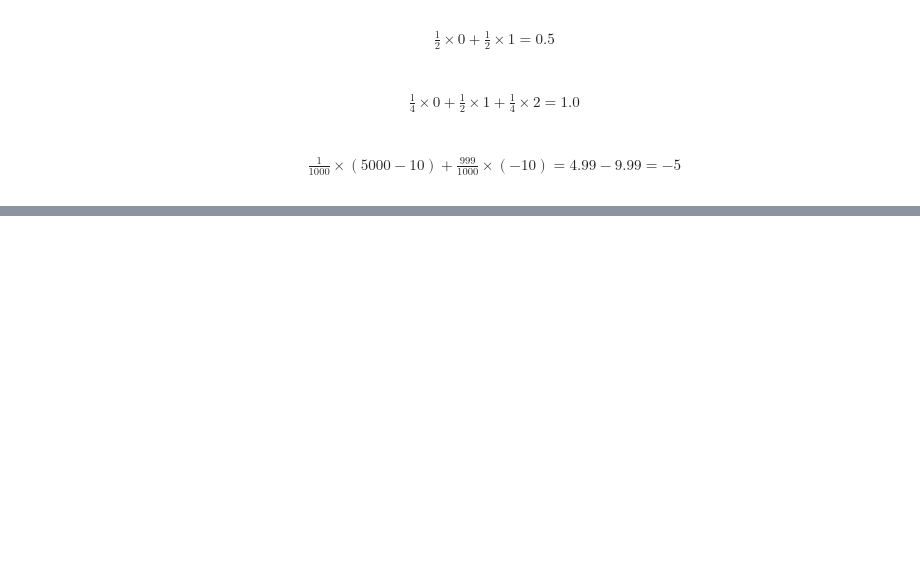
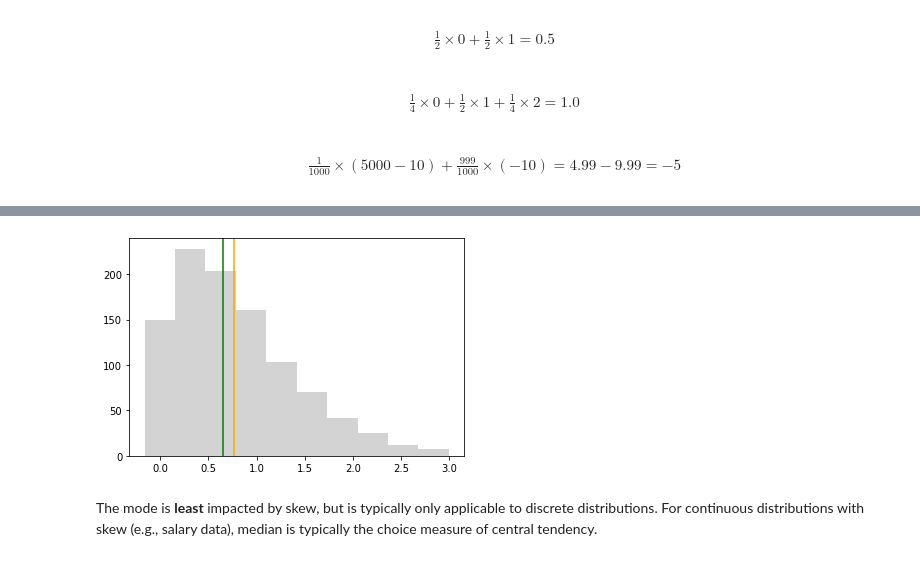
Before and after one commit to luo-xiao/Python_Learning, a Jupyter notebook: Probability_and_Statistics.ipynb, the cells around one changed output, grey strips where cells are left out. Saved outputs shown, nothing was run; the diff lists cells and outputs as text; code cells hidden in the pictures; blank space fills up the shorter version.

```diff
--- a/Probability_and_Statistics.ipynb
+++ b/Probability_and_Statistics.ipynb
@@ -118,0 +208,11 @@ Exercise 3. You are one of a thousand people to purchase a lottery ticket. The t
+# %%
+x = st.skewnorm.rvs(10, size=1000)
+# %%
+fig, ax = plt.subplots()
+plt.axvline(x = np.mean(x), color='orange')
+plt.axvline(x = np.median(x), color='green')
+_ = plt.hist(x, color = 'lightgray')
+# %% [output]
+[figure, added]
+# %% [markdown]
+The mode is <strong>least</strong> impacted by skew, but is typically only applicable to discrete distributions. For continuous distributions with skew (e.g., salary data), median is typically the choice measure of central tendency.
```
Also changed, not shown: parts of 25 cells of this notebook.
